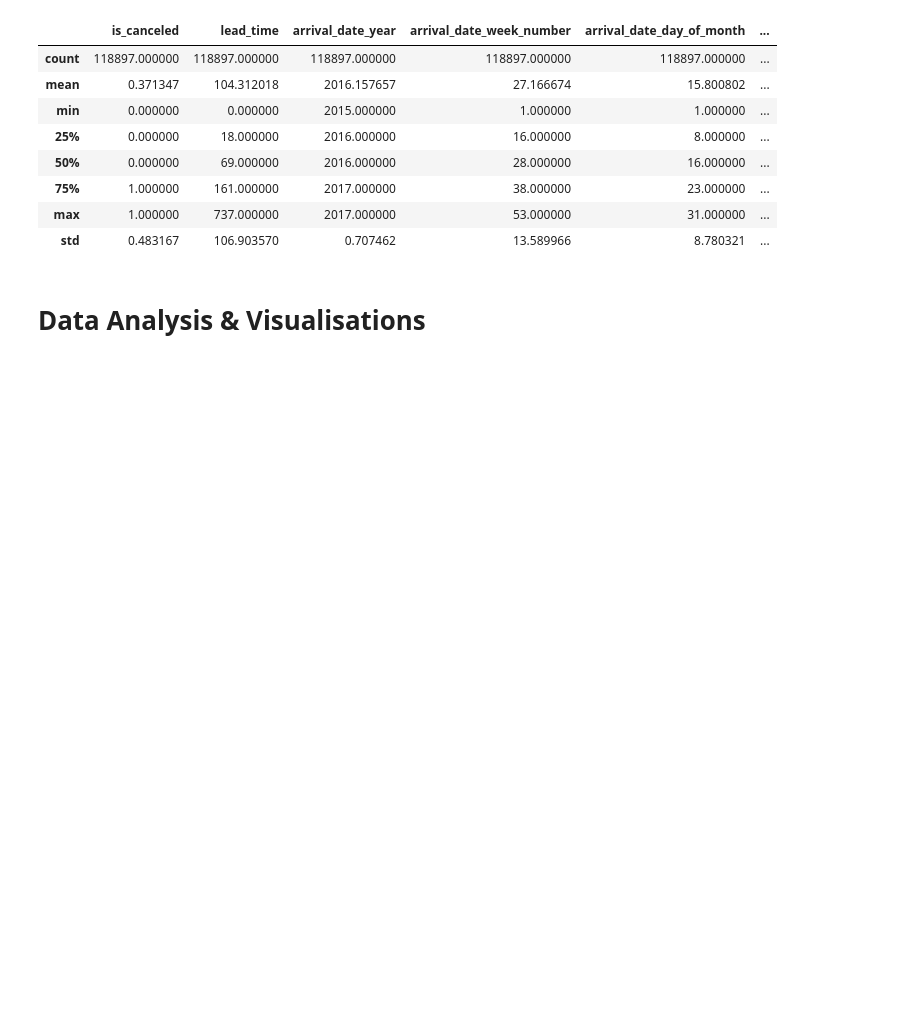
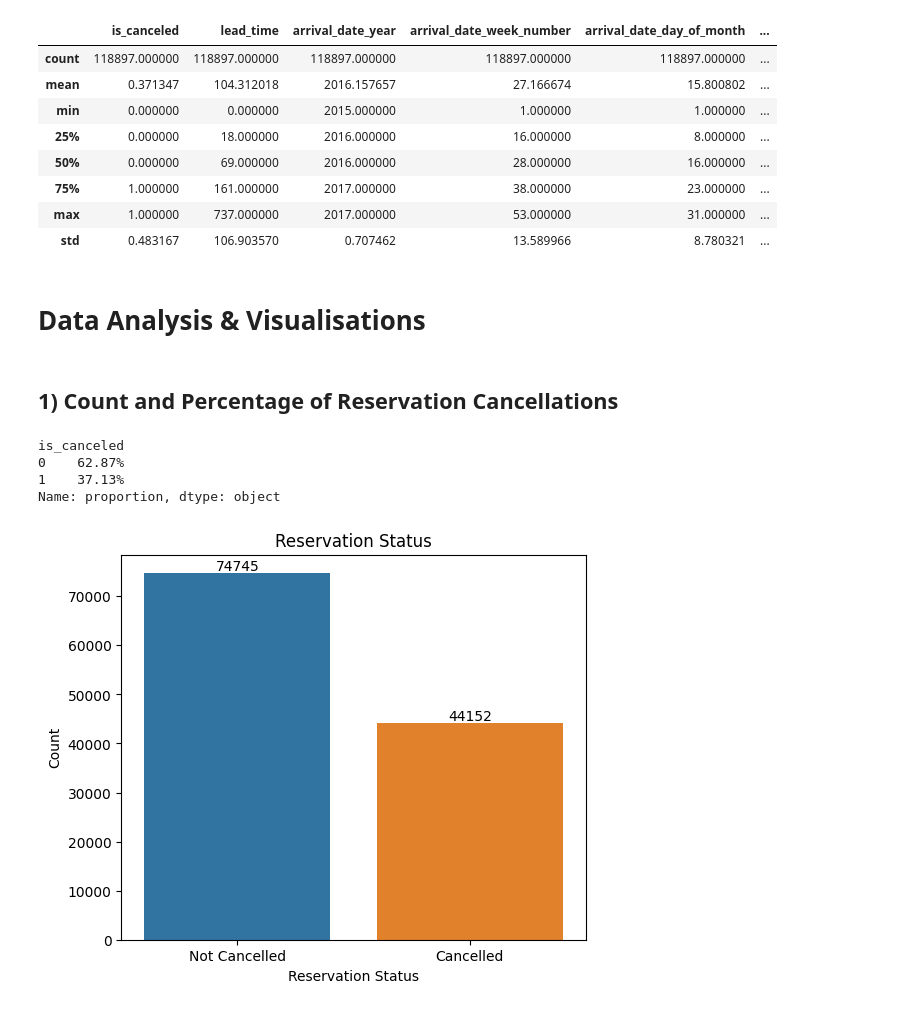
Before and after one commit to HafshaWahab/Hotel-Booking-Analysis-Python-, a Jupyter notebook: hotel-booking-analysis.ipynb, the cells around one changed output. Drawn from its saved outputs; the diff is of its cells as text; code cells hidden in the pictures; blank space fills up the shorter version.

```diff
--- a/hotel-booking-analysis.ipynb
+++ b/hotel-booking-analysis.ipynb
@@ -237,3 +237,28 @@ df.describe()
 | std | 0.483167 | 106.903570 | 0.707462 | 13.589966 | 8.780321 | ... |
 # %% [markdown]
 # Data Analysis & Visualisations
+# %% [markdown]
+## 1) Count and Percentage of Reservation Cancellations
+# %%
+cancelled_perc = (df['is_canceled'].value_counts(normalize=True)*100).round(2)
+print(cancelled_perc.apply(lambda x: f"{x:.2f}%"))
+
+#visualisation via bar graph
+plt.figure(figsize=(6,5))
+plt.title('Reservation Status')
+
+ax=sns.countplot(x='is_canceled', data=df)
+for bars in ax.containers:
+    ax.bar_label(bars)
+
+plt.xlabel('Reservation Status')
+plt.ylabel('Count')
+plt.xticks([0, 1], ['Not Cancelled', 'Cancelled'])
+#plt.bar(['Not Cancelled','Cancelled'],df['is_canceled'].value_counts(), edgecolor='black', width=0.7)
+plt.show()
+# %% [output]
+is_canceled
+0    62.87%
+1    37.13%
+Name: proportion, dtype: object
+[figure, added]
```
